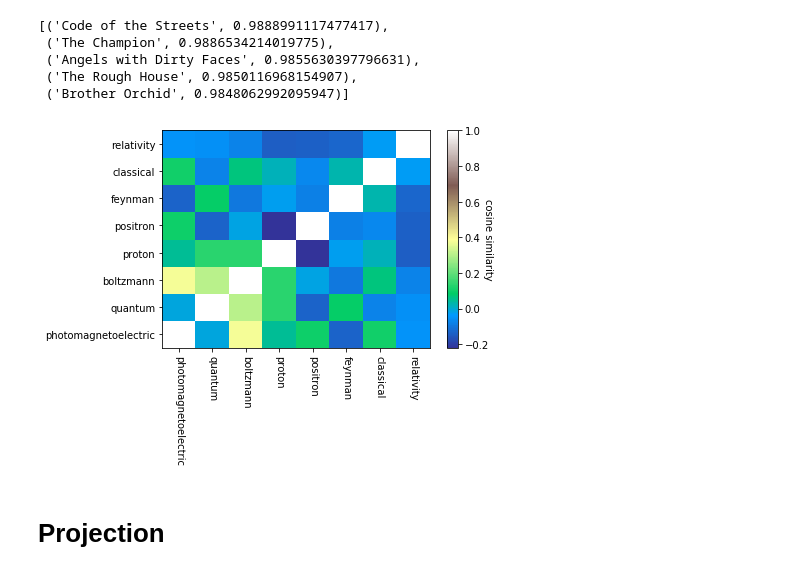
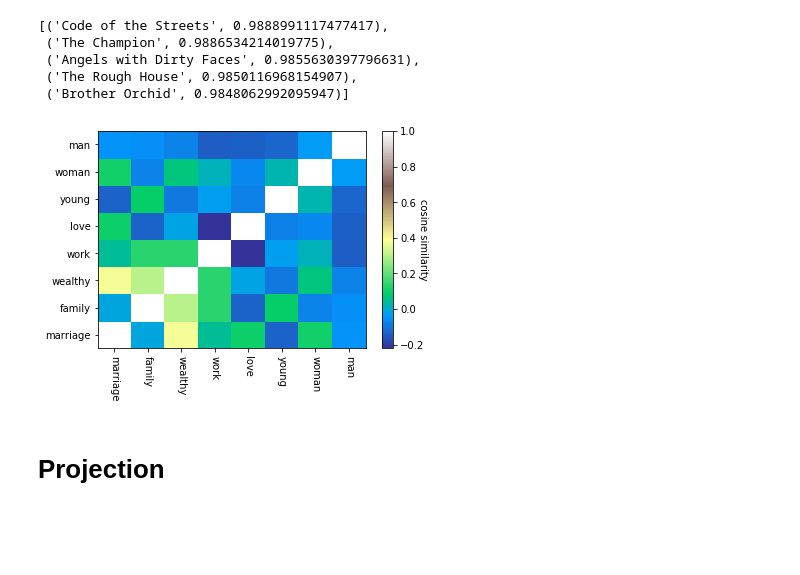
Before and after one commit to VivianQian19/Content-Analysis-2020, a Jupyter notebook: week-7/7-Vector-Space-Word-Embeddings.ipynb, the cells around one changed output. Cells and saved outputs as stored; diff of their text form; code cells hidden in the pictures; blank space fills up the shorter version.

```diff
--- a/week-7/7-Vector-Space-Word-Embeddings.ipynb
+++ b/week-7/7-Vector-Space-Word-Embeddings.ipynb
@@ -1072,16 +1072,16 @@ heatmapMatrix1 = np.array(heatmapMatrix1)
 # %%
 fig, ax = plt.subplots()
 hmap = ax.pcolor(heatmapMatrix1, cmap='terrain')
 cbar = plt.colorbar(hmap)
 
 cbar.set_label('cosine similarity', rotation=270)
 a = ax.set_xticks(np.arange(heatmapMatrix1.shape[1]) + 0.5, minor=False)
 a = ax.set_yticks(np.arange(heatmapMatrix1.shape[0]) + 0.5, minor=False)
 
-a = ax.set_xticklabels(keywords, minor=False, rotation=270)
-a = ax.set_yticklabels(keywords, minor=False)
+a = ax.set_xticklabels(movie_keywords, minor=False, rotation=270)
+a = ax.set_yticklabels(movie_keywords, minor=False)
 # %% [output]
-[figure, old version]
+[figure, new version]
 # %%
 # heatmap with first 10 documents
 targetDocs = apsDF['doi'][:10]
```
Also changed, not shown: parts of 19 cells of this notebook.
